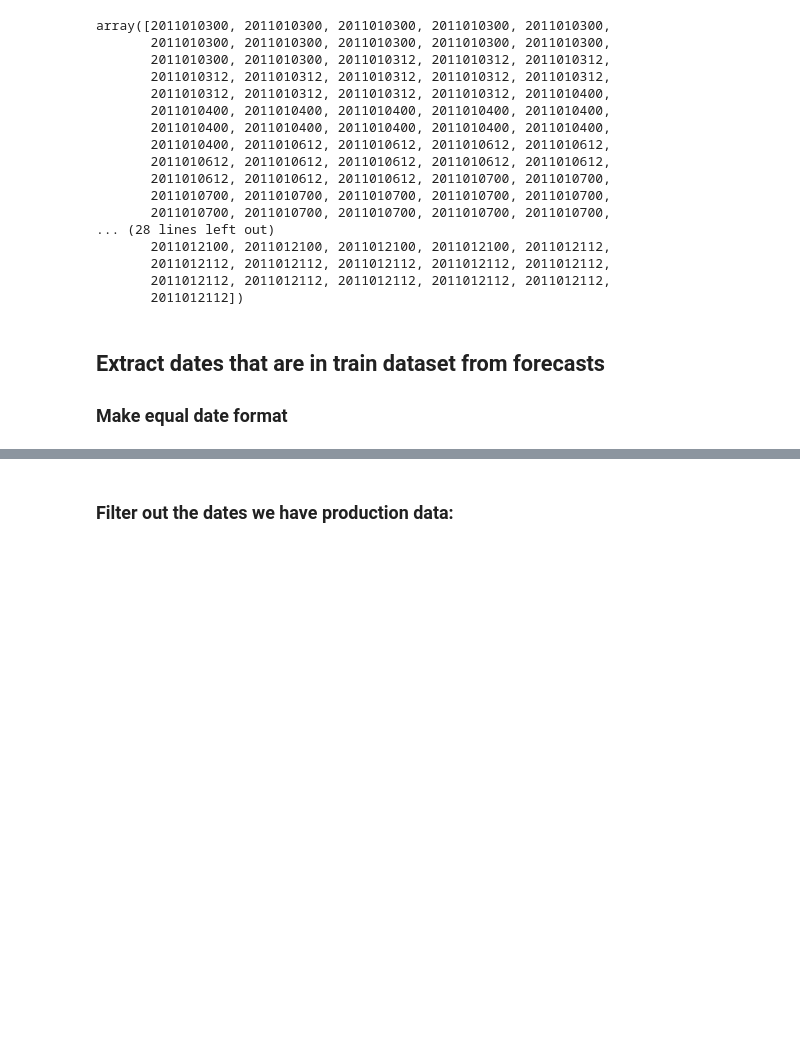
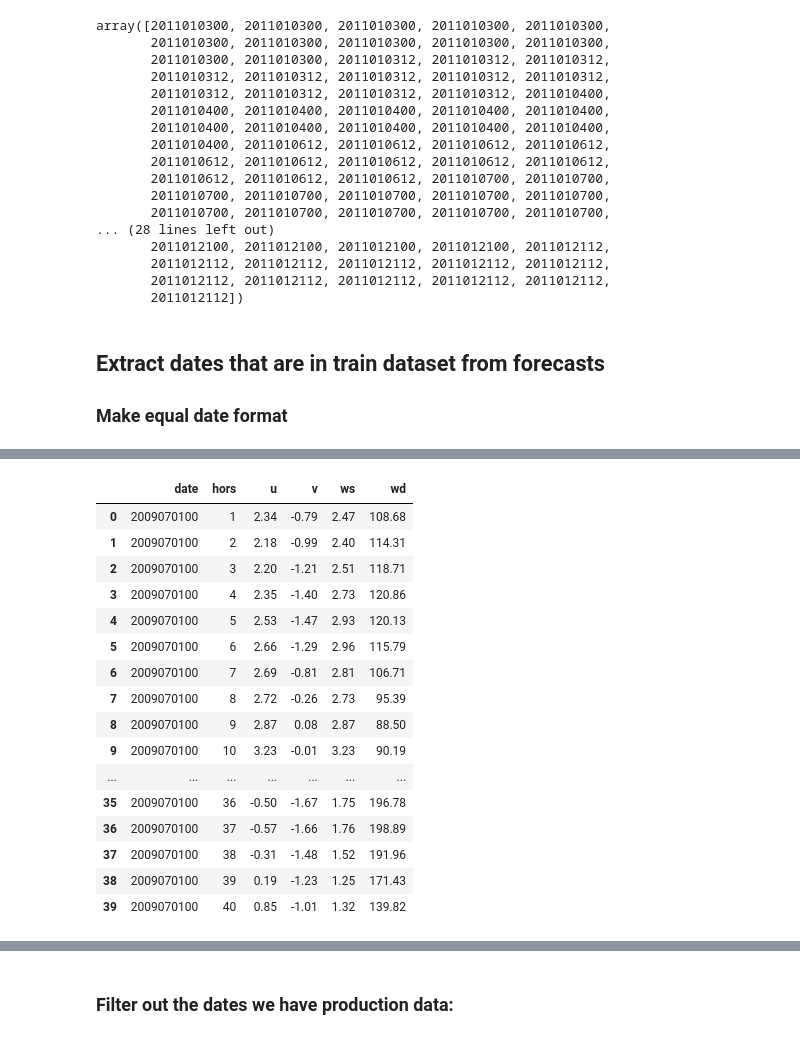
Before and after one commit to Pontius1007/TDT4859, a Jupyter notebook: Data exploration.ipynb, the cells around one changed output, grey strips where cells are left out. Saved outputs shown, nothing was run; the diff lists cells and outputs as text; code cells hidden in the pictures; blank space fills up the shorter version.

```diff
--- a/Data exploration.ipynb
+++ b/Data exploration.ipynb
@@ -409,0 +390,20 @@ array([2011010300, 2011010300, 2011010300, 2011010300, 2011010300,
+# %%
+forecast1.iloc[:40,:]
+# %% [output]
+|  | date | hors | u | v | ws | wd |
+| 0 | 2009070100 | 1 | 2.34 | -0.79 | 2.47 | 108.68 |
+| 1 | 2009070100 | 2 | 2.18 | -0.99 | 2.40 | 114.31 |
+| 2 | 2009070100 | 3 | 2.20 | -1.21 | 2.51 | 118.71 |
+| 3 | 2009070100 | 4 | 2.35 | -1.40 | 2.73 | 120.86 |
+| 4 | 2009070100 | 5 | 2.53 | -1.47 | 2.93 | 120.13 |
+| 5 | 2009070100 | 6 | 2.66 | -1.29 | 2.96 | 115.79 |
+| 6 | 2009070100 | 7 | 2.69 | -0.81 | 2.81 | 106.71 |
+| 7 | 2009070100 | 8 | 2.72 | -0.26 | 2.73 | 95.39 |
+| 8 | 2009070100 | 9 | 2.87 | 0.08 | 2.87 | 88.50 |
+| 9 | 2009070100 | 10 | 3.23 | -0.01 | 3.23 | 90.19 |
+| ... | ... | ... | ... | ... | ... | ... |
+| 35 | 2009070100 | 36 | -0.50 | -1.67 | 1.75 | 196.78 |
+| 36 | 2009070100 | 37 | -0.57 | -1.66 | 1.76 | 198.89 |
+| 37 | 2009070100 | 38 | -0.31 | -1.48 | 1.52 | 191.96 |
+| 38 | 2009070100 | 39 | 0.19 | -1.23 | 1.25 | 171.43 |
+| 39 | 2009070100 | 40 | 0.85 | -1.01 | 1.32 | 139.82 |
```
Also changed, not shown: parts of 25 cells of this notebook.
